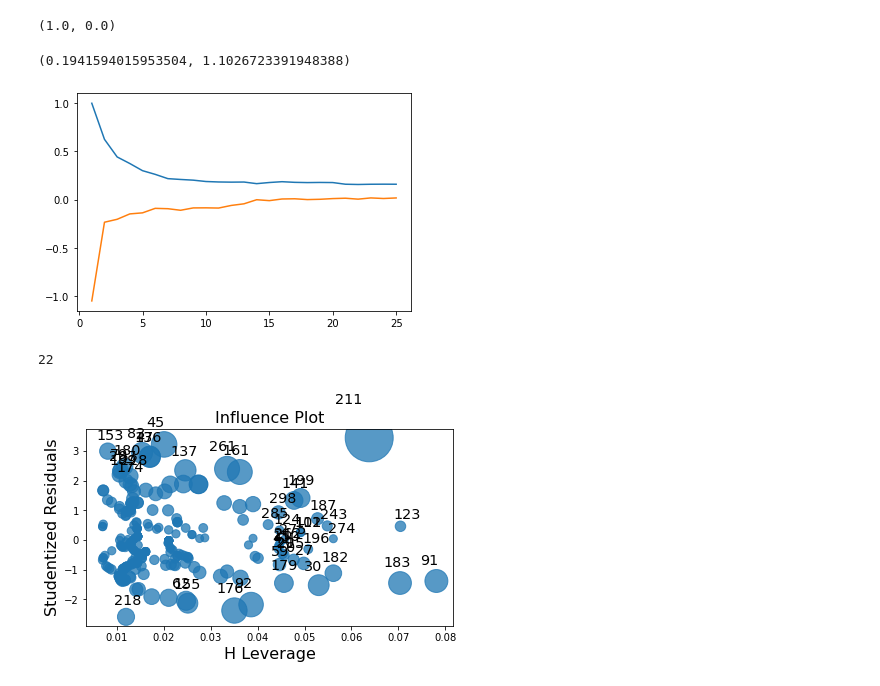
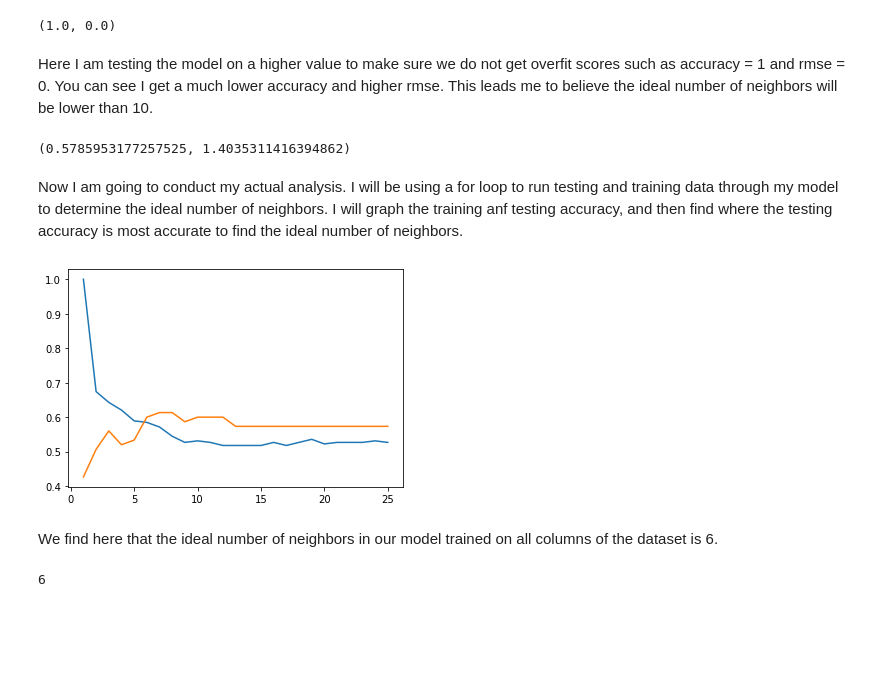
Before and after one commit to efgronski/heart-disease, a Jupyter notebook: machine_learning.ipynb, the cells around one changed output. Saved outputs shown, nothing was run; the diff lists cells and outputs as text; code cells hidden in the pictures; blank space fills up the shorter version.

Commit message:
finished analysis on coding

```diff
--- a/machine_learning.ipynb
+++ b/machine_learning.ipynb
@@ -50,35 +53,41 @@ rmse = np.sqrt(np.mean((y - yhat)**2))
 m.score(X0, y), rmse
 # %% [output]
 (1.0, 0.0)
+# %% [markdown]
+Here I am testing the model on a higher value to make sure we do not get overfit scores such as accuracy = 1 and rmse = 0. You can see I get a much lower accuracy and higher rmse. This leads me to believe the ideal number of neighbors will be lower than 10.
 # %%
-m = KNeighborsRegressor(10)
+m = KNeighborsClassifier(10)
 _ = m.fit(X0, y)
 yhat = m.predict(X0)
 rmse = np.sqrt(np.mean((y - yhat)**2))
 m.score(X0, y), rmse
 # %% [output]
-(0.1941594015953504, 1.1026723391948388)
+(0.5785953177257525, 1.4035311416394862)
+# %% [markdown]
+Now I am going to conduct my actual analysis. I will be using a for loop to run testing and training data through my model to determine the ideal number of neighbors. I will graph the training anf testing accuracy, and then find where the testing accuracy is most accurate to find the ideal number of neighbors.
 # %%
 from sklearn.model_selection import train_test_split
 Xt, Xv, yt, yv = train_test_split(X0, y)
 # %%
 ks = range(1, 26)
 accurt = []
 accurv = []
 for k in ks:
-    m = KNeighborsRegressor(k)
+    m = KNeighborsClassifier(k)
     _ = m.fit(Xt, yt)
     acc = m.score(Xt, yt)
     accurt.append(acc)
     accv = m.score(Xv, yv)
     accurv.append(accv)
 _ = plt.plot(ks, accurt)
 _ = plt.plot(ks, accurv)
 # %% [output]
-[figure, old version]
+[figure, new version]
+# %% [markdown]
+We find here that the ideal number of neighbors in our model trained on all columns of the dataset is 6.
 # %%
 maxi = max(accurv)
 index = accurv.index(maxi)
 index
 # %% [output]
-22
+6
@@ -87,7 +93,0 @@ import statsmodels.api as sm
-# %%
-m = smf.ols("num ~ cp + oldpeak + ca", data = heart).fit()
-m.summary()
-fig = sm.graphics.influence_plot(m, criterion='cooks')
-fig.tight_layout(pad=1.0)
-# %% [output]
-[figure, removed]
```
Also changed, not shown: parts of 33 cells of this notebook, 1 other file.
